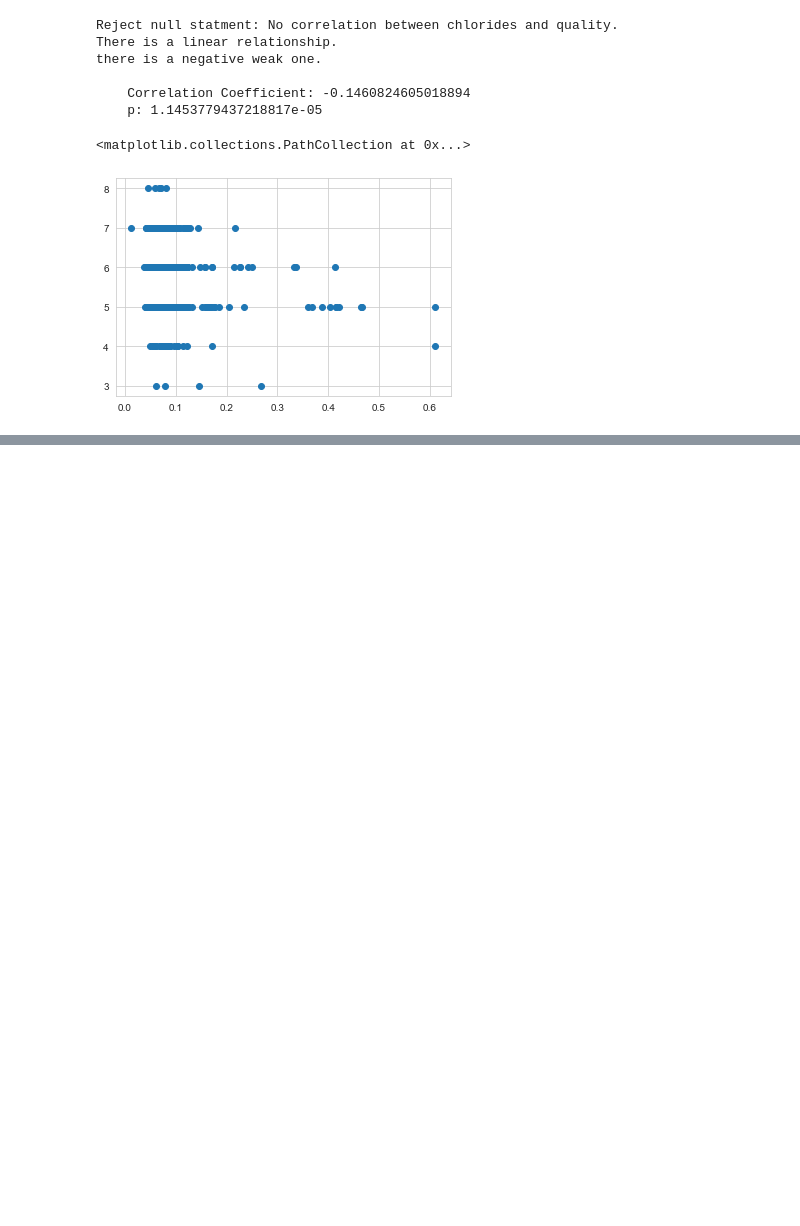
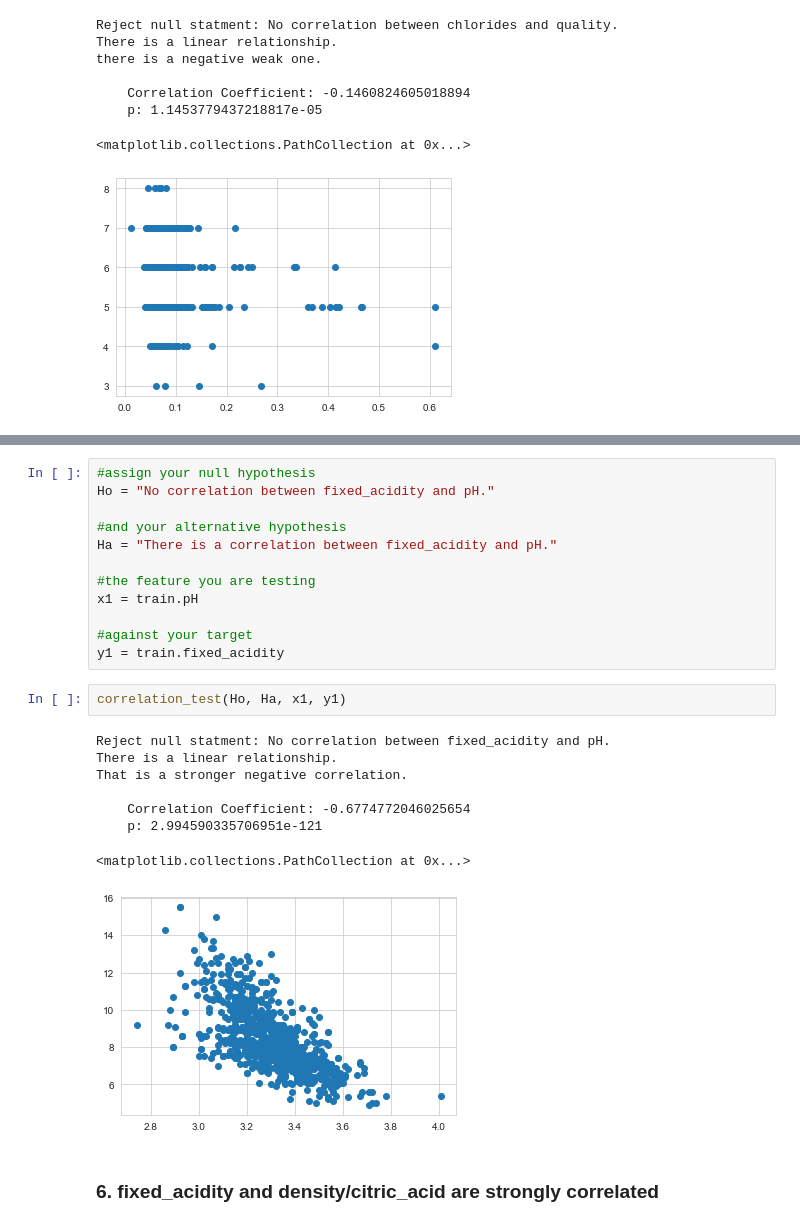
Before and after one commit to MrEnigmamgine/jtl_wine_quality, a Jupyter notebook: tim_wine_working_notebook.ipynb, the cells around one changed output, grey strips where cells are left out. Saved outputs shown, nothing was run; the diff lists cells and outputs as text; blank space fills up the shorter version.

```diff
--- a/tim_wine_working_notebook.ipynb
+++ b/tim_wine_working_notebook.ipynb
@@ -591,0 +620,25 @@ there is a negative weak one.
+# %%
+#assign your null hypothesis
+Ho = "No correlation between fixed_acidity and pH."
+
+#and your alternative hypothesis
+Ha = "There is a correlation between fixed_acidity and pH."
+
+#the feature you are testing
+x1 = train.pH
+
+#against your target
+y1 = train.fixed_acidity
+# %%
+correlation_test(Ho, Ha, x1, y1)
+# %% [output]
+Reject null statment: No correlation between fixed_acidity and pH.
+There is a linear relationship.
+That is a stronger negative correlation.
+
+    Correlation Coefficient: -0.6774772046025654
+    p: 2.994590335706951e-121
+<matplotlib.collections.PathCollection at 0x...>
+[figure, added]
+# %% [markdown]
+### 6. fixed_acidity and density/citric_acid are strongly correlated
```
Also changed, not shown: parts of 31 cells of this notebook.
